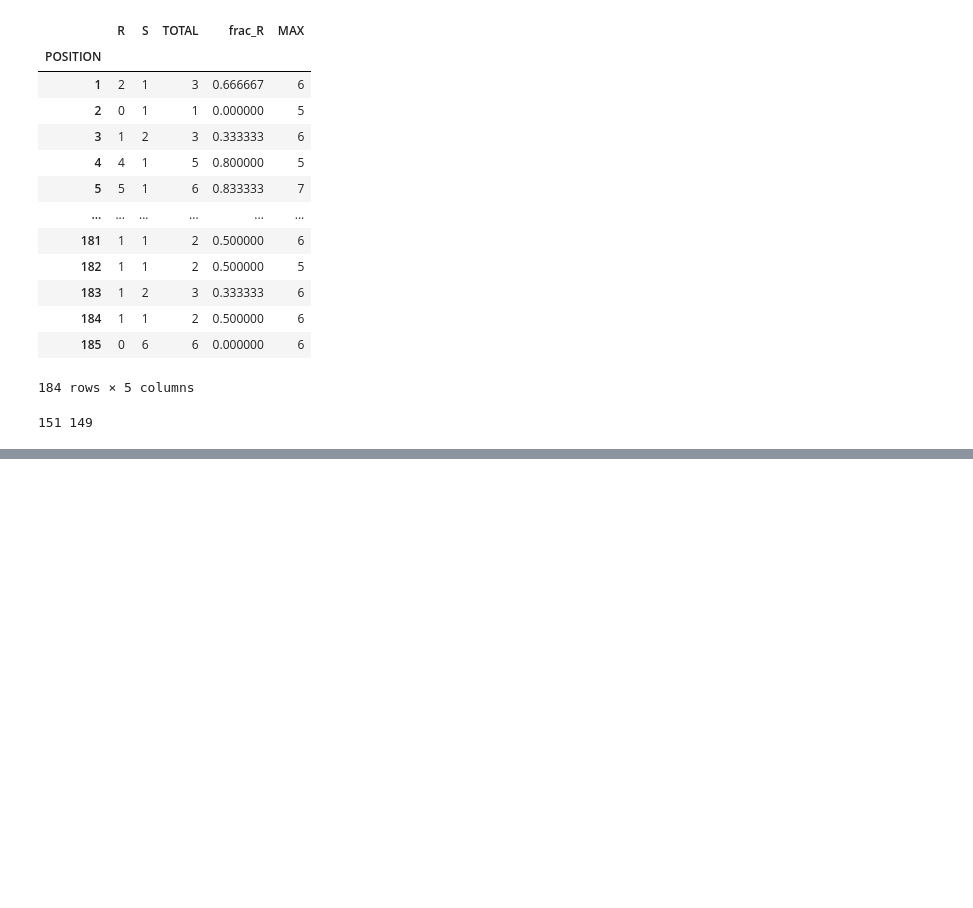
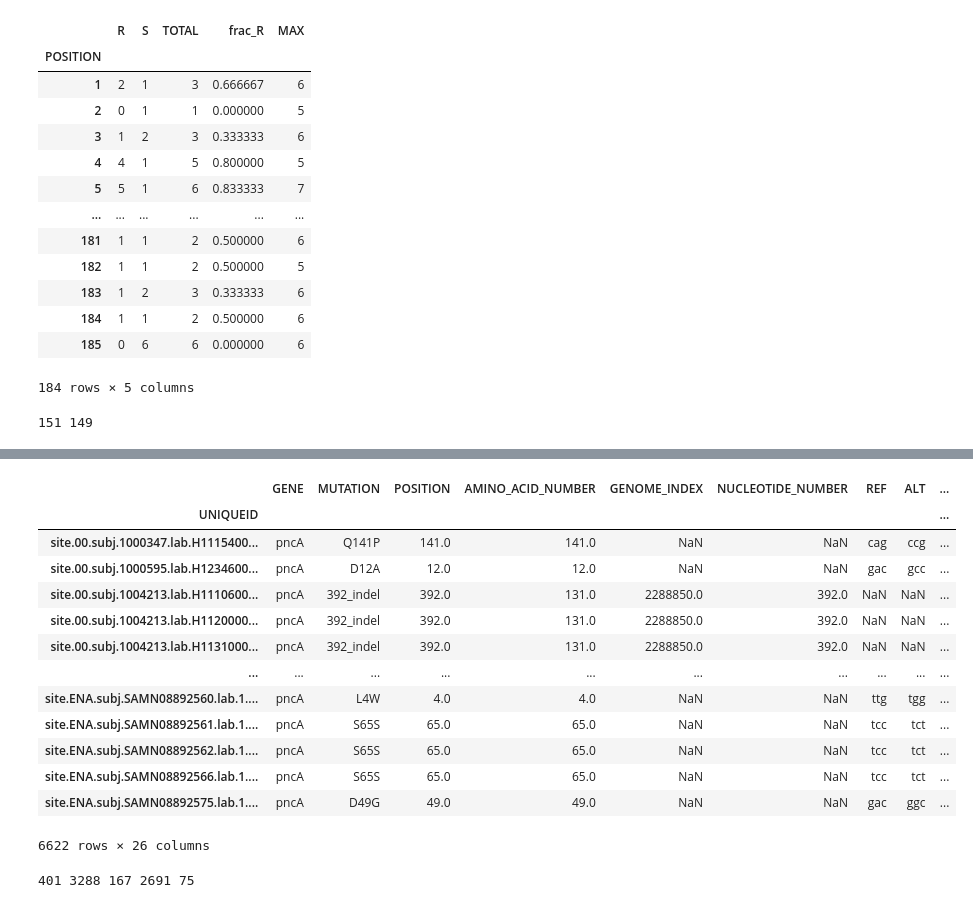
Before and after one commit to fowler-lab/predict-pyrazinamide-resistance, a Jupyter notebook: create-figure-1.ipynb, the cells around one changed output, grey strips where cells are left out. Drawn from its saved outputs; the diff is of its cells as text; code cells hidden in the pictures; blank space fills up the shorter version.

```diff
--- a/create-figure-1.ipynb
+++ b/create-figure-1.ipynb
@@ -116,0 +138,3 @@ fig.savefig('pdf/fig-1_hist-codon.pdf')
+# %%
+DST = pandas.read_csv('data/source-data/cryptic1-dst.csv')
+MUTATIONS = pandas.read_csv('data/source-data/cryptic1-mutations.csv')
@@ -116,0 +153,46 @@ fig.savefig('pdf/fig-1_hist-codon.pdf')
+# %%
+solos = variants_per_sample[variants_per_sample.POSITION==1].index
+MUTATIONS.set_index('UNIQUEID', inplace=True)
+
+SOLO_MUTATIONS = MUTATIONS.loc[solos]
+
+def define_nonsense(row):
+    if row.MUTATION[-1] == '!':
+        return True
+    else:
+        return False
+
+def define_missense(row):
+    if not row.IS_NONSENSE and row.IS_NONSYNONYMOUS:
+        return True
+    else:
+        return False
+
+
+SOLO_MUTATIONS['IS_NONSENSE'] = SOLO_MUTATIONS.apply(define_nonsense, axis=1)
+SOLO_MUTATIONS['IS_MISSENSE'] = SOLO_MUTATIONS.apply(define_missense, axis=1)
+SOLO_MUTATIONS
+# %% [output]
+|  | GENE | MUTATION | POSITION | AMINO_ACID_NUMBER | GENOME_INDEX | NUCLEOTIDE_NUMBER | REF | ALT | ... |
+| UNIQUEID |  |  |  |  |  |  |  |  | ... |
+| site.00.subj.1000347.lab.H1115400... | pncA | Q141P | 141.0 | 141.0 | NaN | NaN | cag | ccg | ... |
+| site.00.subj.1000595.lab.H1234600... | pncA | D12A | 12.0 | 12.0 | NaN | NaN | gac | gcc | ... |
+| site.00.subj.1004213.lab.H1110600... | pncA | 392_indel | 392.0 | 131.0 | 2288850.0 | 392.0 | NaN | NaN | ... |
+| site.00.subj.1004213.lab.H1120000... | pncA | 392_indel | 392.0 | 131.0 | 2288850.0 | 392.0 | NaN | NaN | ... |
+| site.00.subj.1004213.lab.H1131000... | pncA | 392_indel | 392.0 | 131.0 | 2288850.0 | 392.0 | NaN | NaN | ... |
+| ... | ... | ... | ... | ... | ... | ... | ... | ... | ... |
+| site.ENA.subj.SAMN08892560.lab.1.... | pncA | L4W | 4.0 | 4.0 | NaN | NaN | ttg | tgg | ... |
+| site.ENA.subj.SAMN08892561.lab.1.... | pncA | S65S | 65.0 | 65.0 | NaN | NaN | tcc | tct | ... |
+| site.ENA.subj.SAMN08892562.lab.1.... | pncA | S65S | 65.0 | 65.0 | NaN | NaN | tcc | tct | ... |
+| site.ENA.subj.SAMN08892566.lab.1.... | pncA | S65S | 65.0 | 65.0 | NaN | NaN | tcc | tct | ... |
+| site.ENA.subj.SAMN08892575.lab.1.... | pncA | D49G | 49.0 | 49.0 | NaN | NaN | gac | ggc | ... |
+6622 rows × 26 columns
+# %%
+n_indel = len(SOLO_MUTATIONS[SOLO_MUTATIONS.IS_INDEL])
+n_syn = len(SOLO_MUTATIONS[SOLO_MUTATIONS.IS_SYNONYMOUS])
+n_promoter = len(SOLO_MUTATIONS[(SOLO_MUTATIONS.IS_SNP) & (SOLO_MUTATIONS.IN_PROMOTER)])
+n_missense = len(SOLO_MUTATIONS[(SOLO_MUTATIONS.IS_SNP) & (SOLO_MUTATIONS.IS_MISSENSE)])
+n_nonsense = len(SOLO_MUTATIONS[(SOLO_MUTATIONS.IS_SNP) & (SOLO_MUTATIONS.IS_NONSENSE)])
+print(n_indel, n_syn, n_promoter, n_missense, n_nonsense)
+# %% [output]
+401 3288 167 2691 75
```
Also changed, not shown: parts of 8 cells of this notebook, 13 other files.
